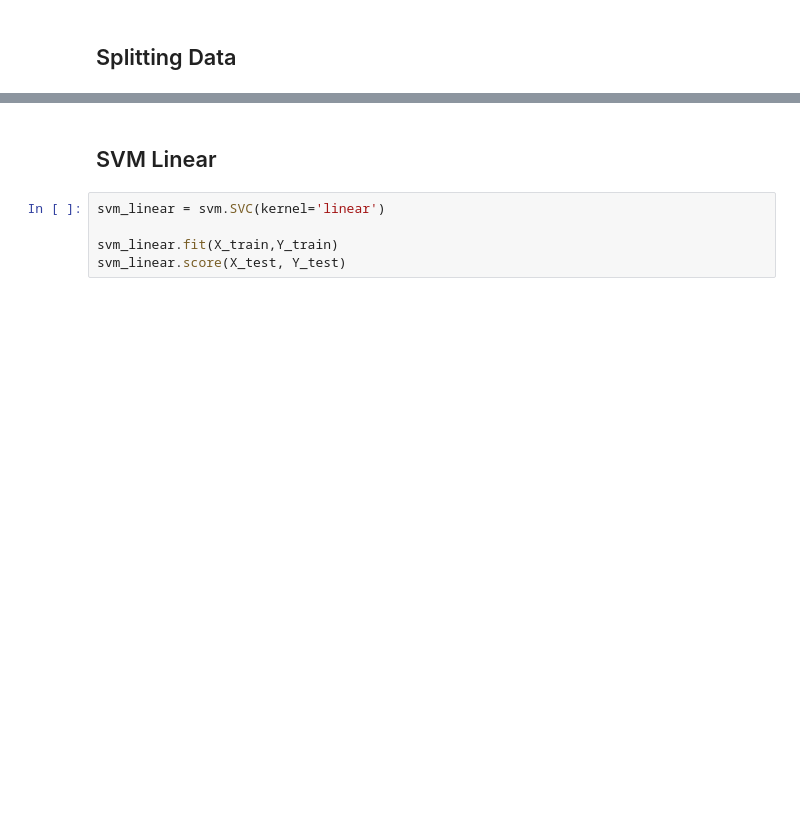
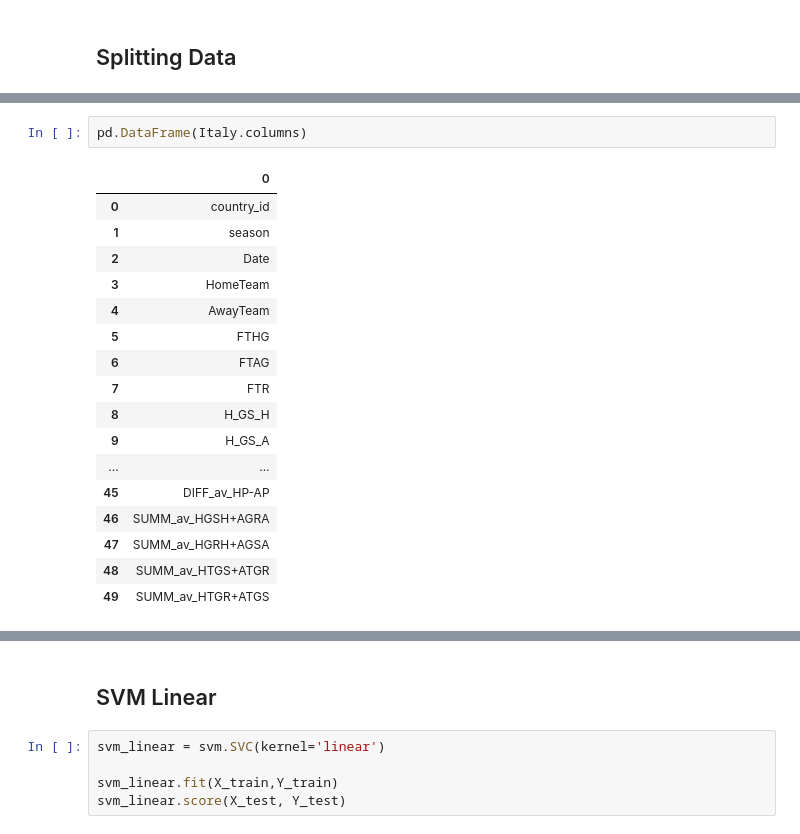
Before and after one commit to hh1713/football_machine, a Jupyter notebook: notebooks/hw3-Copy1.ipynb, the cells around one changed output, grey strips where cells are left out. Cells and saved outputs as stored; diff of their text form; blank space fills up the shorter version.

```diff
--- a/notebooks/hw3-Copy1.ipynb
+++ b/notebooks/hw3-Copy1.ipynb
@@ -72,0 +134,20 @@ final.iloc[268:,lis3]
+# %%
+pd.DataFrame(Italy.columns)
+# %% [output]
+|  | 0 |
+| 0 | country_id |
+| 1 | season |
+| 2 | Date |
+| 3 | HomeTeam |
+| 4 | AwayTeam |
+| 5 | FTHG |
+| 6 | FTAG |
+| 7 | FTR |
+| 8 | H_GS_H |
+| 9 | H_GS_A |
+| ... | ... |
+| 45 | DIFF_av_HP-AP |
+| 46 | SUMM_av_HGSH+AGRA |
+| 47 | SUMM_av_HGRH+AGSA |
+| 48 | SUMM_av_HTGS+ATGR |
+| 49 | SUMM_av_HTGR+ATGS |
```
Also changed, not shown: parts of 32 cells of this notebook, 25 other files.
